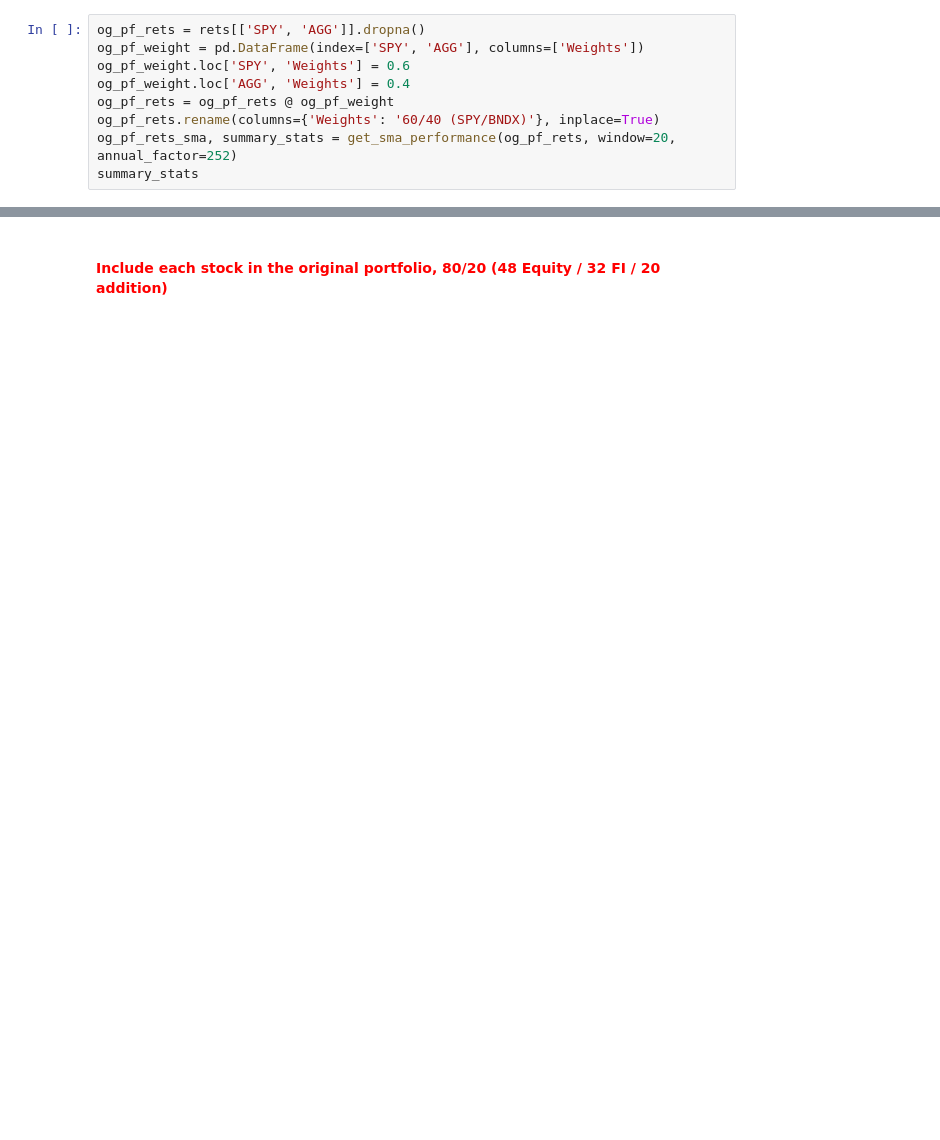
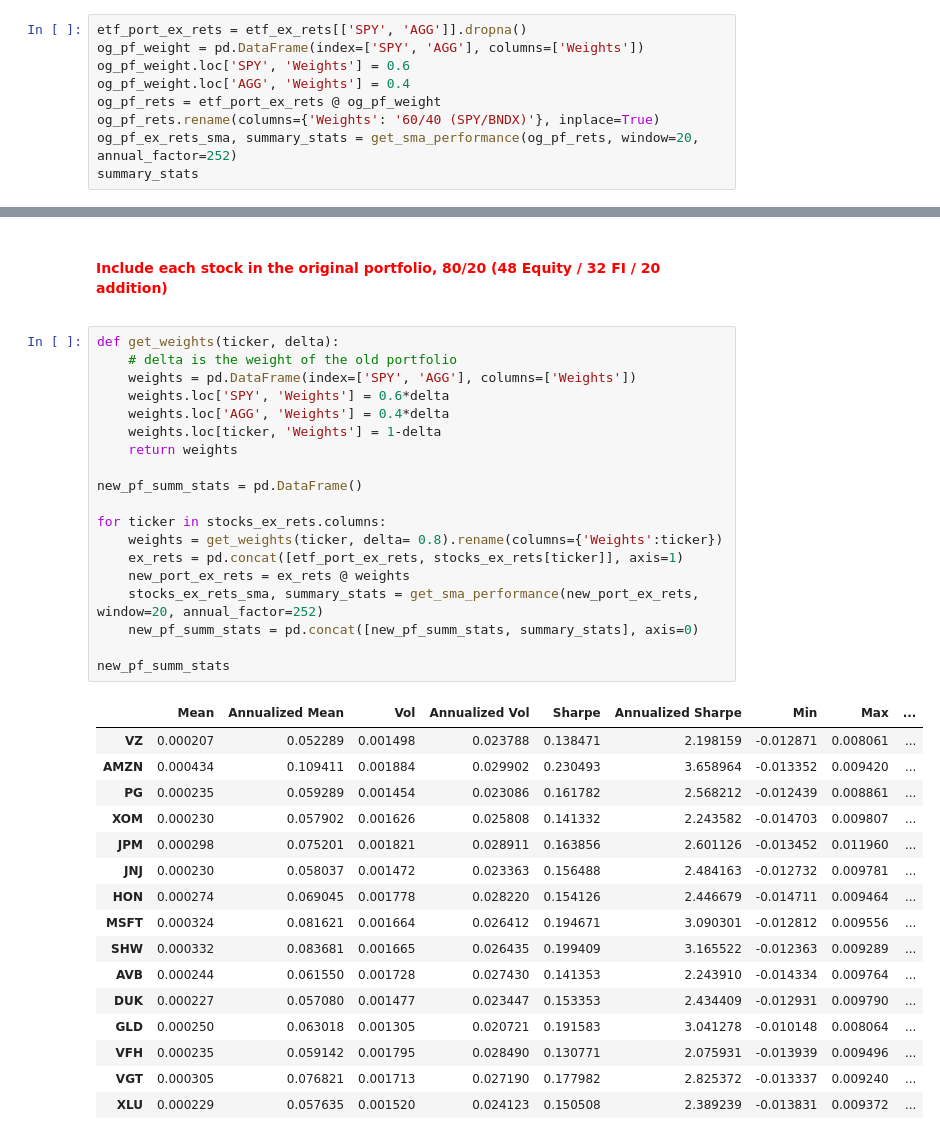
Before and after one commit to MarkAngeloMP/Low-Tide-Capital-Management, a Jupyter notebook: notebooks/w1_data_exploration.ipynb, the cells around one changed output, grey strips where cells are left out. Drawn from its saved outputs; the diff is of its cells as text; blank space fills up the shorter version.

```diff
--- a/notebooks/w1_data_exploration.ipynb
+++ b/notebooks/w1_data_exploration.ipynb
@@ -106,13 +104,13 @@ summary_stats
 
 </font>
 # %%
-og_pf_rets = rets[['SPY', 'AGG']].dropna()
+etf_port_ex_rets = etf_ex_rets[['SPY', 'AGG']].dropna()
 og_pf_weight = pd.DataFrame(index=['SPY', 'AGG'], columns=['Weights'])
 og_pf_weight.loc['SPY', 'Weights'] = 0.6
 og_pf_weight.loc['AGG', 'Weights'] = 0.4
-og_pf_rets = og_pf_rets @ og_pf_weight
+og_pf_rets = etf_port_ex_rets @ og_pf_weight
 og_pf_rets.rename(columns={'Weights': '60/40 (SPY/BNDX)'}, inplace=True)
-og_pf_rets_sma, summary_stats = get_sma_performance(og_pf_rets, window=20, annual_factor=252)
+og_pf_ex_rets_sma, summary_stats = get_sma_performance(og_pf_rets, window=20, annual_factor=252)
 summary_stats
 # %% [output]
 |  | Mean | Annualized Mean | Vol | Annualized Vol | Sharpe | Annualized Sharpe | Min | Max | ... |
@@ -129,3 +171,39 @@ summary_stats
 #### Include each stock in the original portfolio, 80/20 (48 Equity / 32 FI / 20 addition)
 
 </font>
+# %%
+def get_weights(ticker, delta):
+    # delta is the weight of the old portfolio
+    weights = pd.DataFrame(index=['SPY', 'AGG'], columns=['Weights'])
+    weights.loc['SPY', 'Weights'] = 0.6*delta
+    weights.loc['AGG', 'Weights'] = 0.4*delta
+    weights.loc[ticker, 'Weights'] = 1-delta
+    return weights
+
+new_pf_summ_stats = pd.DataFrame()
+
+for ticker in stocks_ex_rets.columns:
+    weights = get_weights(ticker, delta= 0.8).rename(columns={'Weights':ticker})
+    ex_rets = pd.concat([etf_port_ex_rets, stocks_ex_rets[ticker]], axis=1)
+    new_port_ex_rets = ex_rets @ weights
+    stocks_ex_rets_sma, summary_stats = get_sma_performance(new_port_ex_rets, window=20, annual_factor=252)
+    new_pf_summ_stats = pd.concat([new_pf_summ_stats, summary_stats], axis=0)
+
+new_pf_summ_stats
+# %% [output]
+|  | Mean | Annualized Mean | Vol | Annualized Vol | Sharpe | Annualized Sharpe | Min | Max | ... |
+| VZ | 0.000207 | 0.052289 | 0.001498 | 0.023788 | 0.138471 | 2.198159 | -0.012871 | 0.008061 | ... |
+| AMZN | 0.000434 | 0.109411 | 0.001884 | 0.029902 | 0.230493 | 3.658964 | -0.013352 | 0.009420 | ... |
+| PG | 0.000235 | 0.059289 | 0.001454 | 0.023086 | 0.161782 | 2.568212 | -0.012439 | 0.008861 | ... |
+| XOM | 0.000230 | 0.057902 | 0.001626 | 0.025808 | 0.141332 | 2.243582 | -0.014703 | 0.009807 | ... |
+| JPM | 0.000298 | 0.075201 | 0.001821 | 0.028911 | 0.163856 | 2.601126 | -0.013452 | 0.011960 | ... |
+| JNJ | 0.000230 | 0.058037 | 0.001472 | 0.023363 | 0.156488 | 2.484163 | -0.012732 | 0.009781 | ... |
+| HON | 0.000274 | 0.069045 | 0.001778 | 0.028220 | 0.154126 | 2.446679 | -0.014711 | 0.009464 | ... |
+| MSFT | 0.000324 | 0.081621 | 0.001664 | 0.026412 | 0.194671 | 3.090301 | -0.012812 | 0.009556 | ... |
+| SHW | 0.000332 | 0.083681 | 0.001665 | 0.026435 | 0.199409 | 3.165522 | -0.012363 | 0.009289 | ... |
+| AVB | 0.000244 | 0.061550 | 0.001728 | 0.027430 | 0.141353 | 2.243910 | -0.014334 | 0.009764 | ... |
+| DUK | 0.000227 | 0.057080 | 0.001477 | 0.023447 | 0.153353 | 2.434409 | -0.012931 | 0.009790 | ... |
+| GLD | 0.000250 | 0.063018 | 0.001305 | 0.020721 | 0.191583 | 3.041278 | -0.010148 | 0.008064 | ... |
+| VFH | 0.000235 | 0.059142 | 0.001795 | 0.028490 | 0.130771 | 2.075931 | -0.013939 | 0.009496 | ... |
+| VGT | 0.000305 | 0.076821 | 0.001713 | 0.027190 | 0.177982 | 2.825372 | -0.013337 | 0.009240 | ... |
+| XLU | 0.000229 | 0.057635 | 0.001520 | 0.024123 | 0.150508 | 2.389239 | -0.013831 | 0.009372 | ... |
```
Also changed, not shown: parts of 11 cells of this notebook.
